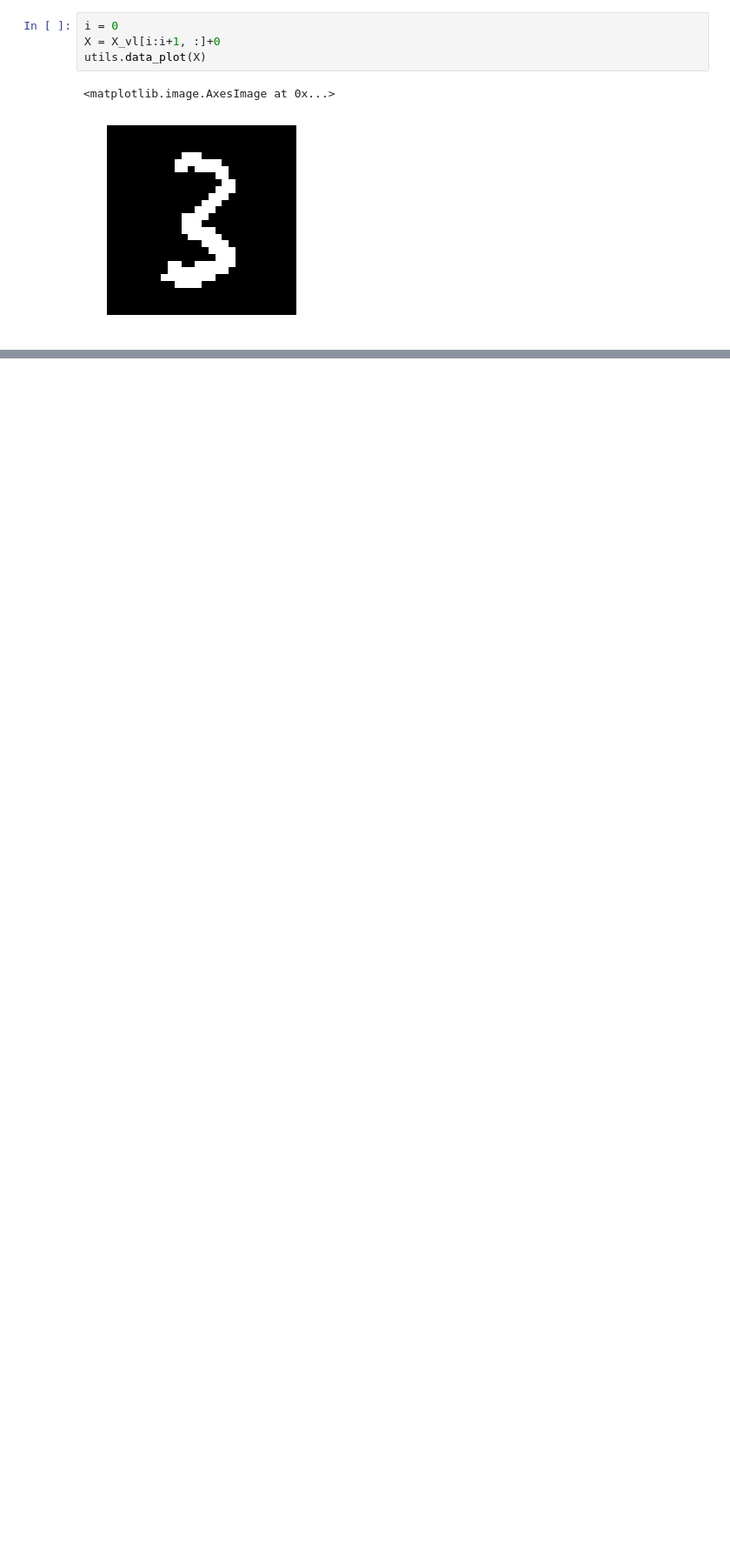
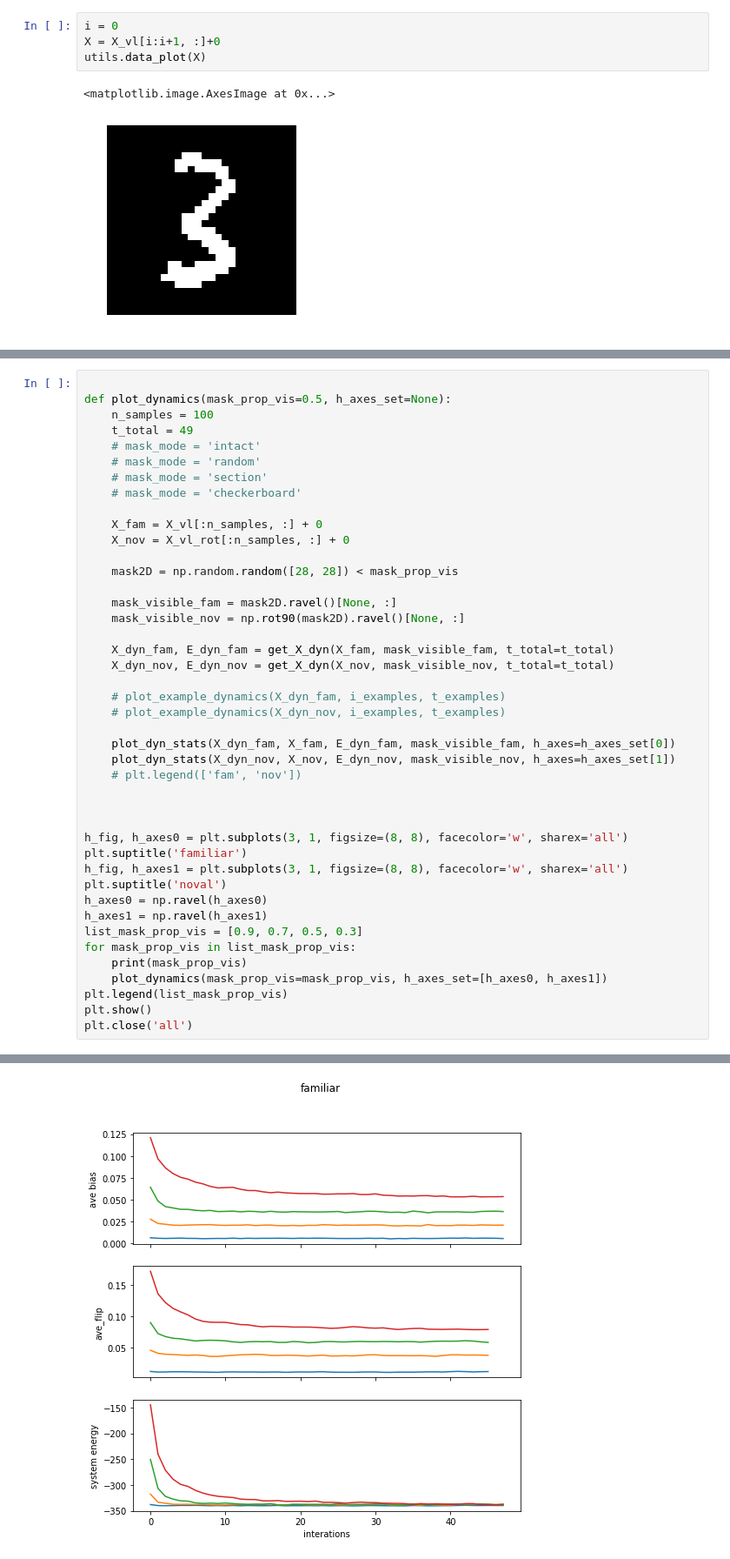
Before and after one commit to SummitKwan/DynamicNN, a Jupyter notebook: temp_script/hopfield_to_RBM_numpy.ipynb, the cells around one changed output, grey strips where cells are left out. Shown at 87% size. Drawn from its saved outputs; the diff is of its cells as text; blank space fills up the shorter version.

```diff
--- a/temp_script/try_hopfield_numpy.ipynb
+++ b/temp_script/hopfield_to_RBM_numpy.ipynb
@@ -686,0 +797,44 @@ Exception: input dimension not right, please specify r (num of rows)
+# %%
+
+def plot_dynamics(mask_prop_vis=0.5, h_axes_set=None):
+    n_samples = 100
+    t_total = 49
+    # mask_mode = 'intact'
+    # mask_mode = 'random'
+    # mask_mode = 'section'
+    # mask_mode = 'checkerboard'
+
+    X_fam = X_vl[:n_samples, :] + 0
+    X_nov = X_vl_rot[:n_samples, :] + 0
+
+    mask2D = np.random.random([28, 28]) < mask_prop_vis
+
+    mask_visible_fam = mask2D.ravel()[None, :]
+    mask_visible_nov = np.rot90(mask2D).ravel()[None, :]
+
+    X_dyn_fam, E_dyn_fam = get_X_dyn(X_fam, mask_visible_fam, t_total=t_total)
+    X_dyn_nov, E_dyn_nov = get_X_dyn(X_nov, mask_visible_nov, t_total=t_total)
+
+    # plot_example_dynamics(X_dyn_fam, i_examples, t_examples)
+    # plot_example_dynamics(X_dyn_nov, i_examples, t_examples)
+
+    plot_dyn_stats(X_dyn_fam, X_fam, E_dyn_fam, mask_visible_fam, h_axes=h_axes_set[0])
+    plot_dyn_stats(X_dyn_nov, X_nov, E_dyn_nov, mask_visible_nov, h_axes=h_axes_set[1])
+    # plt.legend(['fam', 'nov'])
+
+
+
+h_fig, h_axes0 = plt.subplots(3, 1, figsize=(8, 8), facecolor='w', sharex='all')
+plt.suptitle('familiar')
+h_fig, h_axes1 = plt.subplots(3, 1, figsize=(8, 8), facecolor='w', sharex='all')
+plt.suptitle('noval')
+h_axes0 = np.ravel(h_axes0)
+h_axes1 = np.ravel(h_axes1)
+list_mask_prop_vis = [0.9, 0.7, 0.5, 0.3]
+for mask_prop_vis in list_mask_prop_vis:
+    print(mask_prop_vis)
+    plot_dynamics(mask_prop_vis=mask_prop_vis, h_axes_set=[h_axes0, h_axes1])
+plt.legend(list_mask_prop_vis)
+plt.show()
+plt.close('all')
+# %% [output]
@@ -686,0 +845 @@ Exception: input dimension not right, please specify r (num of rows)
+[figure, added]
```
Also changed, not shown: parts of 15 cells of this notebook, 1 other file.
